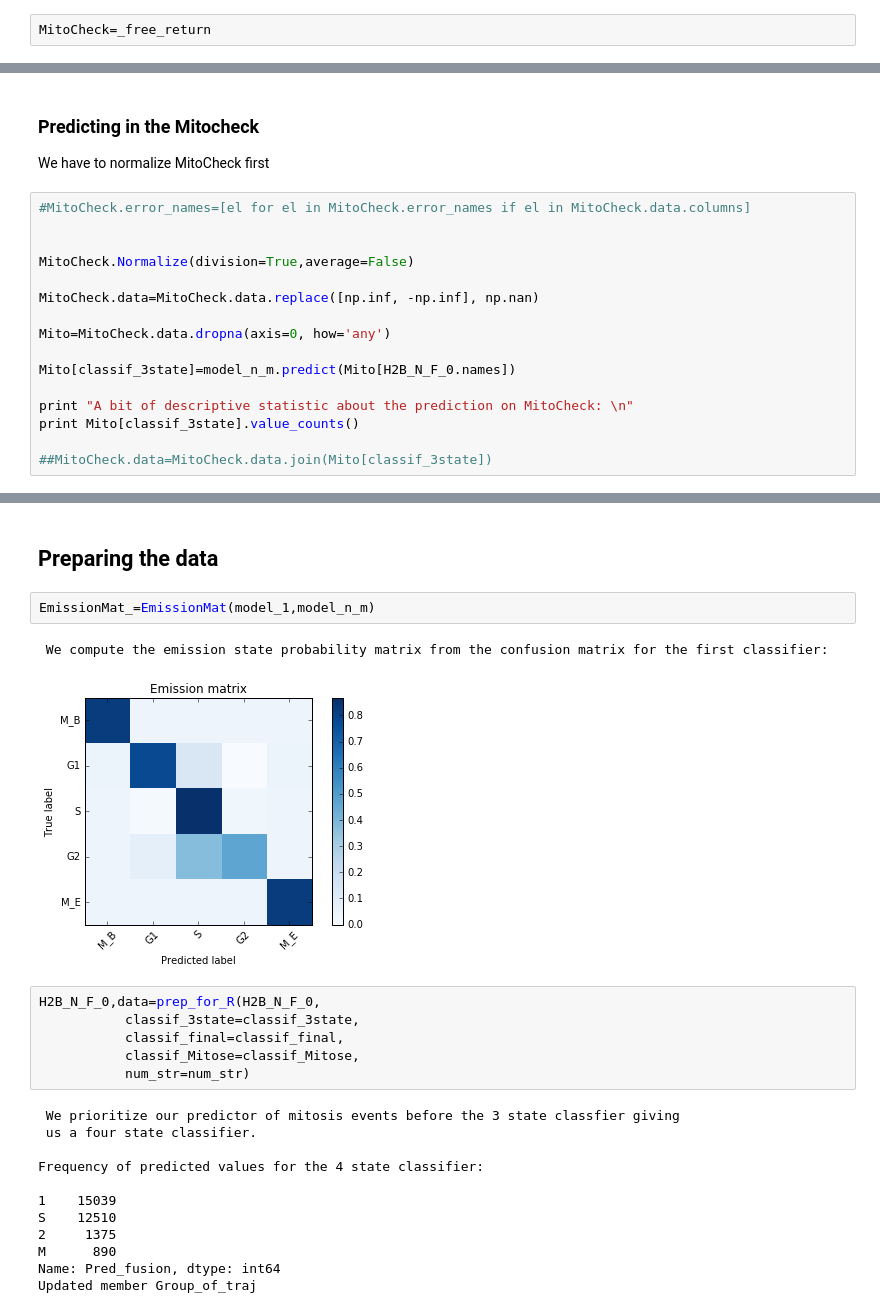
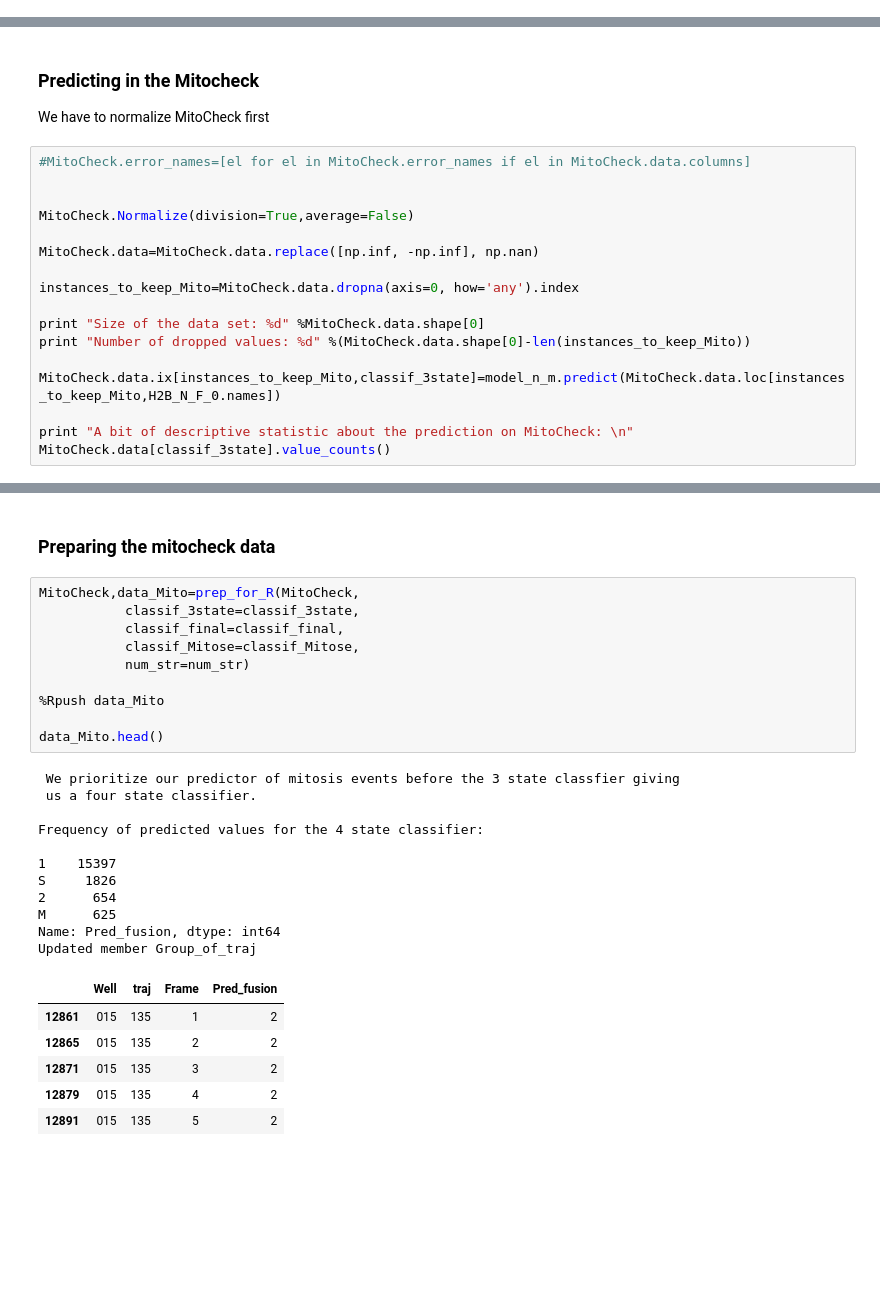
Before and after one commit to PeterJackNaylor/InternWork2, a Jupyter notebook: MitoCheck.ipynb, the cells around one changed output, grey strips where cells are left out. Drawn from its saved outputs; the diff is of its cells as text; blank space fills up the shorter version.

Commit message:
MitoCheck

```diff
--- a/MitoCheck.ipynb
+++ b/MitoCheck.ipynb
@@ -75,5 +79,3 @@ if MitoCheck.Var_missing[0] in MitoCheck.data.columns:
 # %% [output]
 MitoCheck_Read()
 Updated member Group_of_traj
-# %%
-MitoCheck=_free_return
@@ -216,13 +212,14 @@ MitoCheck.Normalize(division=True,average=False)
 
 MitoCheck.data=MitoCheck.data.replace([np.inf, -np.inf], np.nan)
 
-Mito=MitoCheck.data.dropna(axis=0, how='any')
+instances_to_keep_Mito=MitoCheck.data.dropna(axis=0, how='any').index
 
-Mito[classif_3state]=model_n_m.predict(Mito[H2B_N_F_0.names])
+print "Size of the data set: %d" %MitoCheck.data.shape[0]
+print "Number of dropped values: %d" %(MitoCheck.data.shape[0]-len(instances_to_keep_Mito))
+
+MitoCheck.data.ix[instances_to_keep_Mito,classif_3state]=model_n_m.predict(MitoCheck.data.loc[instances_to_keep_Mito,H2B_N_F_0.names])
 
 print "A bit of descriptive statistic about the prediction on MitoCheck: \n"
-print Mito[classif_3state].value_counts()
-
-##MitoCheck.data=MitoCheck.data.join(Mito[classif_3state])
+MitoCheck.data[classif_3state].value_counts()
 # %% [output]
 Because of missing values I adjusted it, in the case X_t/X_0
@@ -290,25 +274,30 @@ MitoCheck.data
 # %% [markdown]
-## Preparing the data
+### Preparing the mitocheck data
-# %%
-EmissionMat_=EmissionMat(model_1,model_n_m)
-# %% [output]
- We compute the emission state probability matrix from the confusion matrix for the first classifier:
-[figure, removed]
 # %%
-H2B_N_F_0,data=prep_for_R(H2B_N_F_0,
+MitoCheck,data_Mito=prep_for_R(MitoCheck,
            classif_3state=classif_3state,
            classif_final=classif_final,
            classif_Mitose=classif_Mitose,
            num_str=num_str)
+
+%Rpush data_Mito
+
+data_Mito.head()
 # %% [output]
  We prioritize our predictor of mitosis events before the 3 state classfier giving
  us a four state classifier.
 
 Frequency of predicted values for the 4 state classifier:
 
-1    15039
-S    12510
-2     1375
-M      890
+1    15397
+S     1826
+2      654
+M      625
 Name: Pred_fusion, dtype: int64
 Updated member Group_of_traj
+|  | Well | traj | Frame | Pred_fusion |
+| 12861 | 015 | 135 | 1 | 2 |
+| 12865 | 015 | 135 | 2 | 2 |
+| 12871 | 015 | 135 | 3 | 2 |
+| 12879 | 015 | 135 | 4 | 2 |
+| 12891 | 015 | 135 | 5 | 2 |
```
Also changed, not shown: parts of 25 cells of this notebook, 3 other files.
